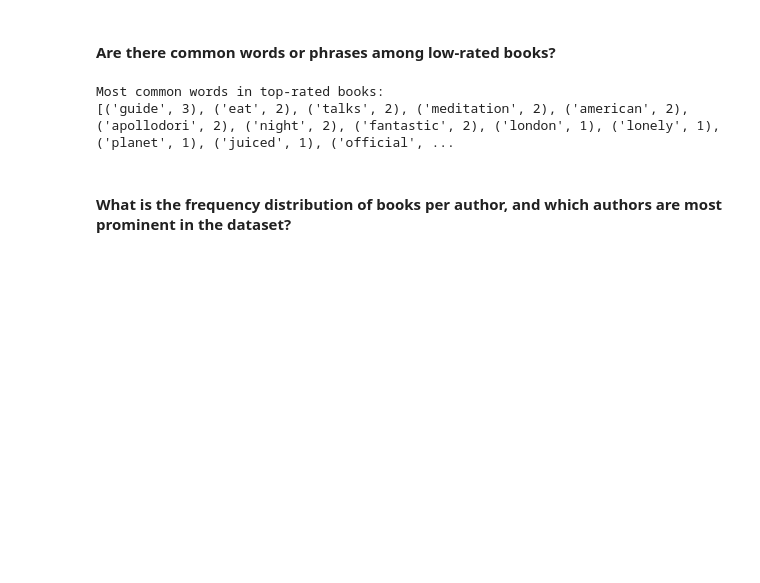
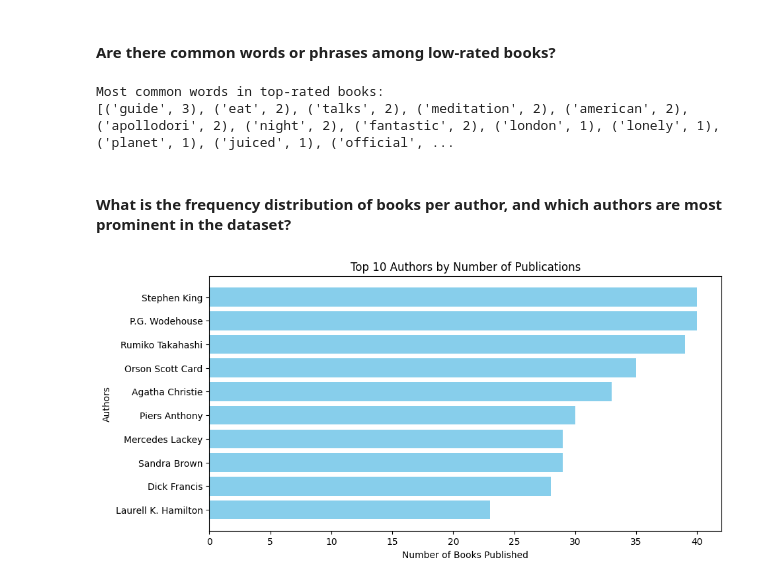
Before and after one commit to Darknight47/Data-Science-Projects-03, a Jupyter notebook: book_recommendation.ipynb, the cells around one changed output. Saved outputs shown, nothing was run; the diff lists cells and outputs as text; code cells hidden in the pictures; blank space fills up the shorter version.

Commit message:
top 10 authors with most publications

```diff
--- a/book_recommendation.ipynb
+++ b/book_recommendation.ipynb
@@ -218,3 +218,21 @@ Most common words in top-rated books:
 [('guide', 3), ('eat', 2), ('talks', 2), ('meditation', 2), ('american', 2), ('apollodori', 2), ('night', 2), ('fantastic', 2), ('london', 1), ('lonely', 1), ('planet', 1), ('juiced', 1), ('official', ...
 # %% [markdown]
 #### What is the frequency distribution of books per author, and which authors are most prominent in the dataset?
+# %%
+author_counts = df_cleaned.groupby('authors').size().reset_index(name='book_count')
+# %%
+top_authors = author_counts.sort_values(by='book_count', ascending=False)
+# %%
+# Select top 5 and bottom 5
+top_10_authors = top_authors.head(10)
+# %%
+# Plot
+plt.figure(figsize=(10, 5))
+plt.barh(top_10_authors['authors'], top_10_authors['book_count'], color='skyblue')
+plt.xlabel('Number of Books Published')
+plt.ylabel('Authors')
+plt.title('Top 10 Authors by Number of Publications')
+plt.gca().invert_yaxis()  # Invert y-axis to show highest at the top
+plt.show()
+# %% [output]
+[figure, added]
```
